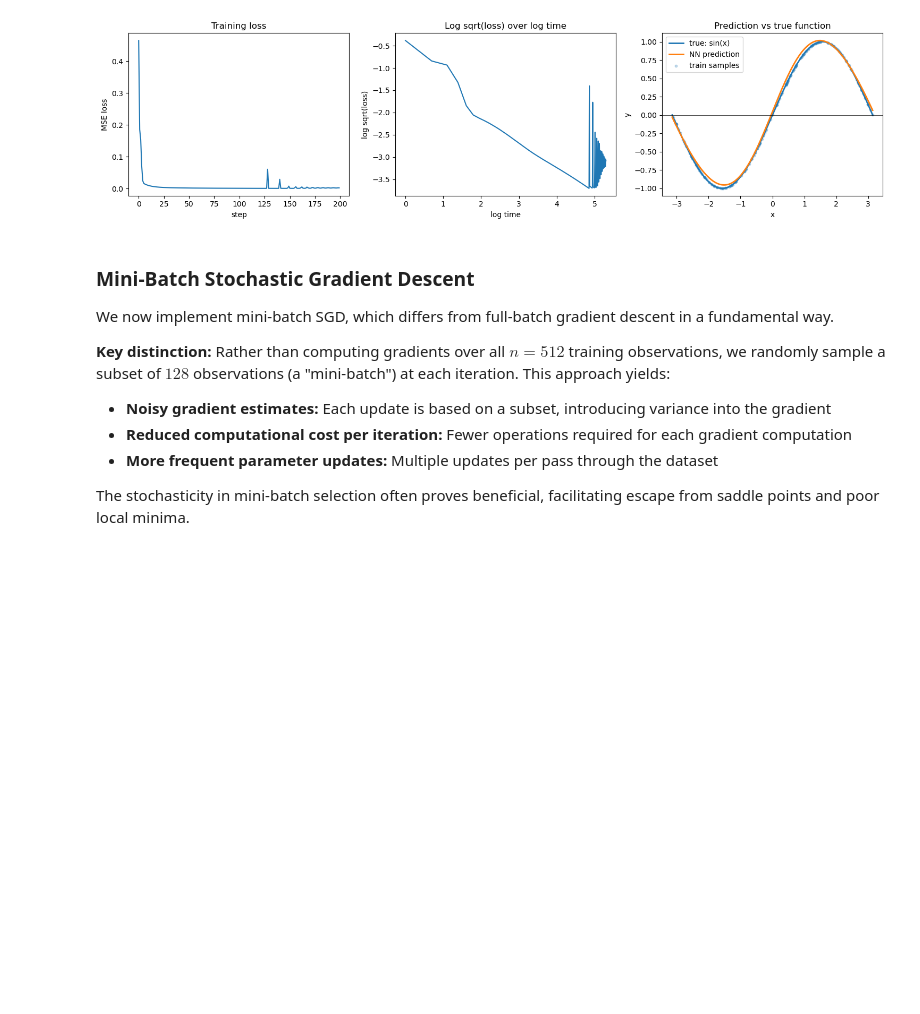
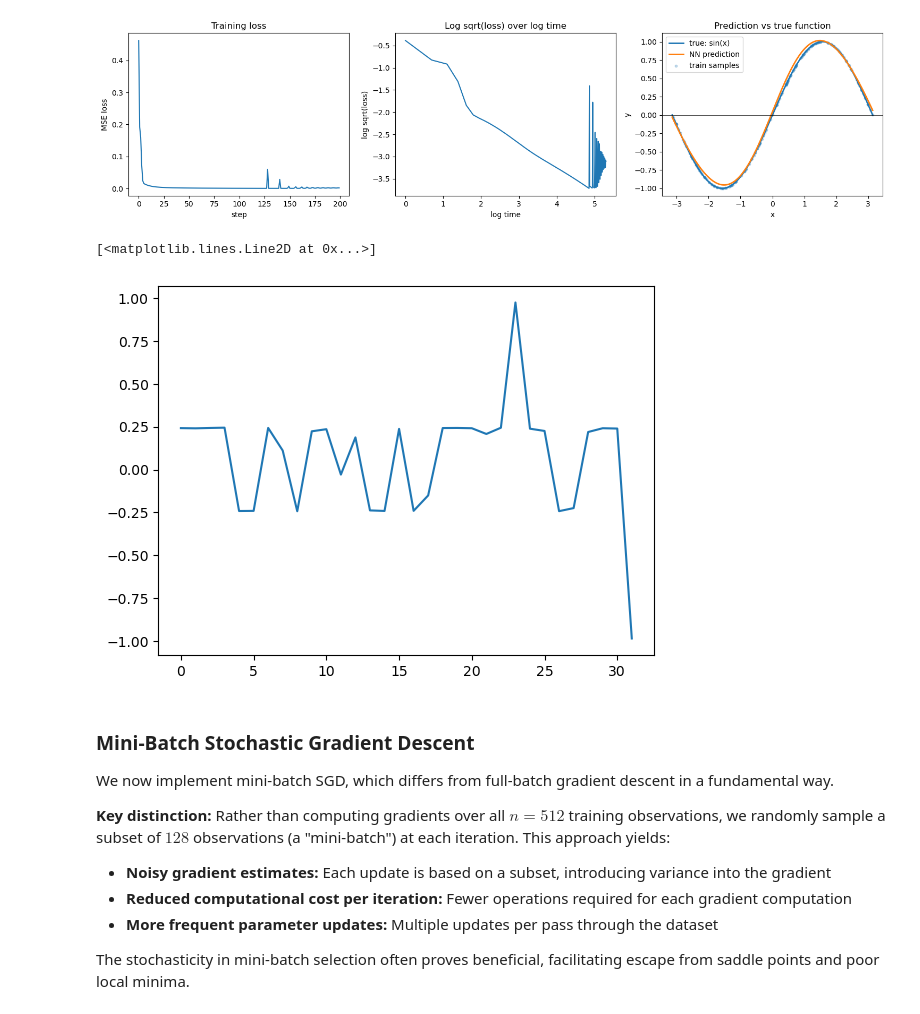
Before and after one commit to raphaelhuleux/deep_learning_bdf, a Jupyter notebook: 00-intro-nn/training-nn-with-numpy.ipynb, the cells around one changed output. Drawn from its saved outputs; the diff is of its cells as text; code cells hidden in the pictures; blank space fills up the shorter version.

```diff
--- a/00-intro-nn/training-nn-with-numpy.ipynb
+++ b/00-intro-nn/training-nn-with-numpy.ipynb
@@ -142,0 +148,14 @@ At this stage, no learning occurs; we simply evaluate the composition of functio
+# %%
+Nx = 1 # number of input features
+Nb = 3 # number of examples in batch
+Nh = 10 # number of hidden neurons
+Ny = 1 # number of output features
+
+# Initialize weights and biases at random values
+W1 = np.random.randn(Nx, Nh) # weight of the hidden layer
+b1 = np.zeros((1, Nh)) # bias of the hidden layer
+W2 = np.random.randn(Nh, Ny) # weight of the output layer
+b2 = np.zeros((1, Ny)) # bias of the output layer
+
+# draw random input batch
+xb = np.random.uniform(-np.pi, np.pi, size=(Nb, Nx))
@@ -330,8 +357,8 @@ We now integrate the forward and backward passes with the gradient descent updat
 # drawing the data
 np.random.seed(0)
 
-n = 512
-x = np.random.uniform(-np.pi, np.pi, size=(n, 1))
+N = 512
+x = np.random.uniform(-np.pi, np.pi, size=(N, 1))
 y = np.sin(x)
 # %%
 # normalize inputs (helps training)
@@ -359,24 +381,16 @@ x_validation = np.linspace(-np.pi, np.pi, n_validation).reshape(-1, 1)
 # %%
 # Full (batch) gradient descent training loop
 
-lr = 1e-1
-epochs = 20_000          # rename "steps" -> epochs (one update per full pass)
+lr = 1e-1 # learning rate
+epochs = 20_000
 losses = []
 
-# Pre-compute fixed validation targets once
-x_val_n = (x_validation - x_mean) / x_std
-y_val = np.sin(x_validation)
-
 for t in range(epochs):
-    # Use the full training set (no mini-batch sampling)
-    xb = x_n              # shape (n, 1)
-    yb = y                # shape (n, 1)
-
     # Forward-pass on full data
-    yhat, cache = forward(xb, W1, b1, W2, b2)
+    yhat, cache = forward(x_n, W1, b1, W2, b2)
 
     # Backward-propagation on full data (exact gradient of empirical risk)
-    dW1, db1, dW2, db2 = backward(cache, yb, W2)
+    dW1, db1, dW2, db2 = backward(cache, y, W2)
 
     # Gradient descent update
     W1 -= lr * dW1
@@ -384,10 +398,10 @@ for t in range(epochs):
     W2 -= lr * dW2
     b2 -= lr * db2
 
-    # Validation loss (fixed set)
+    # Loss
     if t % 100 == 0:
-        y_val_pred, _ = forward(x_val_n, W1, b1, W2, b2)
-        loss = np.mean((y_val_pred - y_val) ** 2)
+        y_val_pred, _ = forward(x_n, W1, b1, W2, b2)
+        loss = np.mean((y_val_pred - y) ** 2)
         print(f"epoch {t+1:4d} | loss {np.sqrt(loss):.6f}")
         losses.append(loss)
 # %% [output]
@@ -450,6 +464,11 @@ plt.tight_layout()
 plt.show()
 # %% [output]
 [figure]
+# %%
+plt.plot(W1[0])
+# %% [output]
+[<matplotlib.lines.Line2D at 0x...>]
+[figure, added]
 # %% [markdown]
 ### Mini-Batch Stochastic Gradient Descent
 
```
Also changed, not shown: parts of 35 cells of this notebook, 7 other files.
